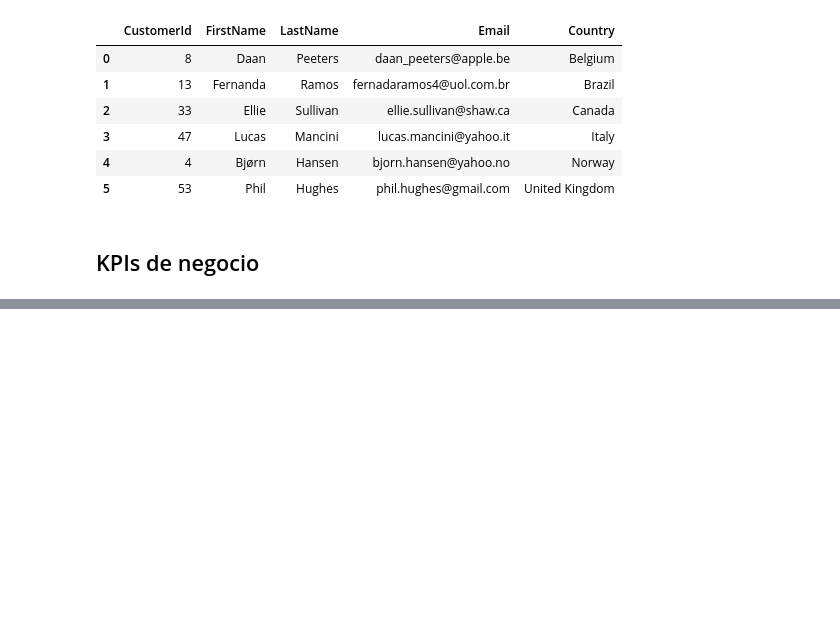
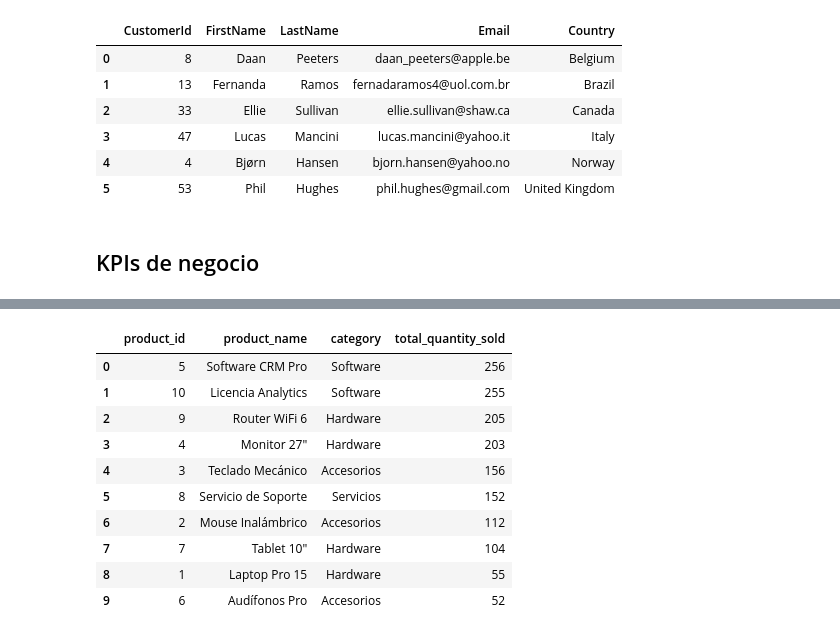
Before and after one commit to gbuvoli/DA_T8, a Jupyter notebook: Sprint3_semana2.ipynb, the cells around one changed output, grey strips where cells are left out. Saved outputs shown, nothing was run; the diff lists cells and outputs as text; code cells hidden in the pictures; blank space fills up the shorter version.

```diff
--- a/Sprint3_semana2.ipynb
+++ b/Sprint3_semana2.ipynb
@@ -993,0 +1685,34 @@ Una subconsulta **es una consulta SQL anidada dentro de otra.** Se usa cuando ne
+# %%
+# 14. Top 10 productos más vendidos (por cantidad)
+query = '''
+SELECT
+    p.product_id,
+    p.product_name,
+    p.category,
+    SUM(oi.quantity) AS total_quantity_sold
+FROM products AS p
+JOIN order_items AS oi
+    ON p.product_id = oi.product_id
+JOIN orders AS o
+    ON oi.order_id = o.order_id
+GROUP BY
+    p.product_id,
+    p.product_name,
+    p.category
+ORDER BY
+    total_quantity_sold DESC
+LIMIT 10;
+'''
+pd.read_sql(query, con=conn)
+# %% [output]
+|  | product_id | product_name | category | total_quantity_sold |
+| 0 | 5 | Software CRM Pro | Software | 256 |
+| 1 | 10 | Licencia Analytics | Software | 255 |
+| 2 | 9 | Router WiFi 6 | Hardware | 205 |
+| 3 | 4 | Monitor 27" | Hardware | 203 |
+| 4 | 3 | Teclado Mecánico | Accesorios | 156 |
+| 5 | 8 | Servicio de Soporte | Servicios | 152 |
+| 6 | 2 | Mouse Inalámbrico | Accesorios | 112 |
+| 7 | 7 | Tablet 10" | Hardware | 104 |
+| 8 | 1 | Laptop Pro 15 | Hardware | 55 |
+| 9 | 6 | Audífonos Pro | Accesorios | 52 |
```
Also changed, not shown: parts of 18 cells of this notebook, 1 other file.
